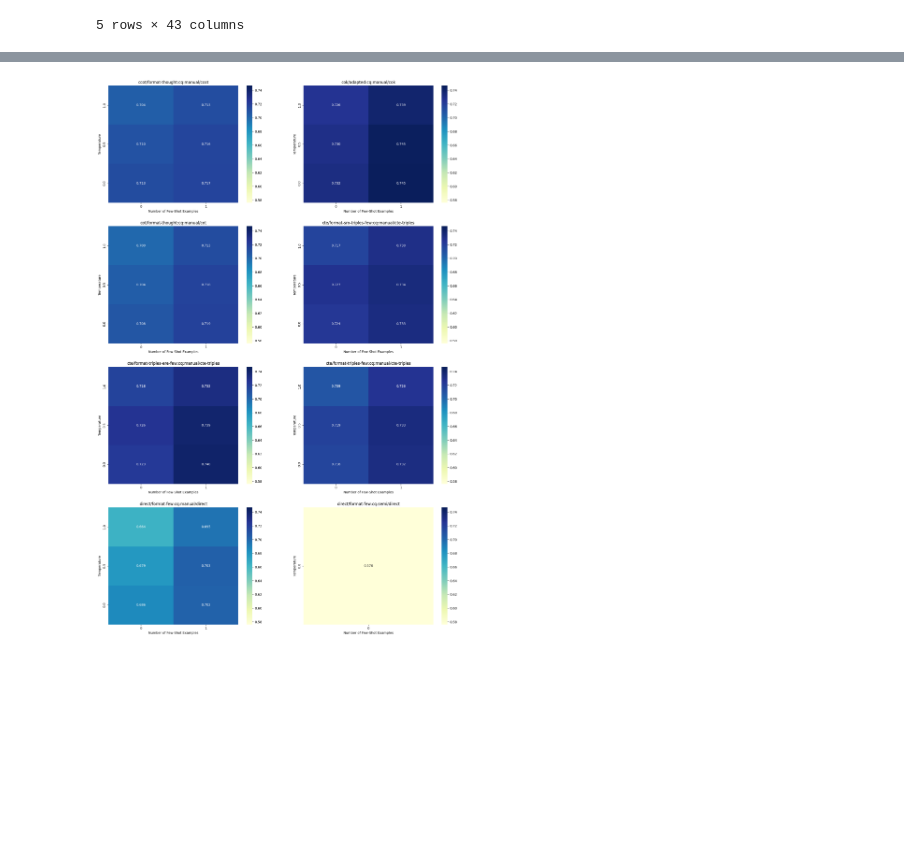
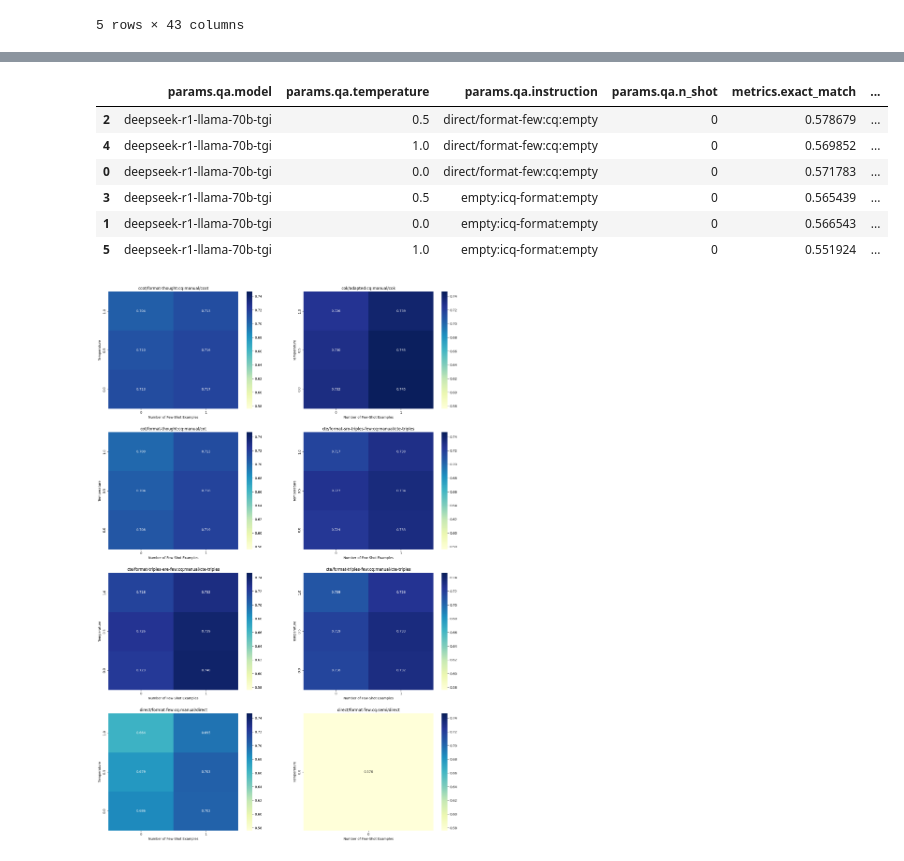
Before and after one commit to bdsaglam/pipeline-mhqa-manual, a Jupyter notebook: nbs/musique-full-manual-new/compare-technique.ipynb, the cells around one changed output, grey strips where cells are left out. Cells and saved outputs as stored; diff of their text form; code cells hidden in the pictures; blank space fills up the shorter version.

```diff
--- a/nbs/musique-full-manual-new/compare-technique.ipynb
+++ b/nbs/musique-full-manual-new/compare-technique.ipynb
@@ -68,6 +68,16 @@ best_df
 | 22 | (yolky-clay, privy-impi, bushy-zoea) | llama-3-70b-tgi | 0.0 | CCOT | ccot/format-thought:cq:manual/ccot | ... |
 | 2 | (alpha-mice, shoal-maya, cheek-yegg) | deepseek-r1-llama-70b-tgi | 0.5 | REASONING | direct/format-few:cq:empty | ... |
 | 49 | (kaput-zoea, losel-orle, godly-fish) | llama-3-70b-tgi | 0.5 | DIRECT | direct/format-few:cq:manual/direct | ... |
+# %%
+avg_df[avg_df["params.qa.model"] == "deepseek-r1-llama-70b-tgi"].sort_values("metrics.f1", ascending=False).drop(columns=['params.qa.technique', 'name'])
+# %% [output]
+|  | params.qa.model | params.qa.temperature | params.qa.instruction | params.qa.n_shot | metrics.exact_match | ... |
+| 2 | deepseek-r1-llama-70b-tgi | 0.5 | direct/format-few:cq:empty | 0 | 0.578679 | ... |
+| 4 | deepseek-r1-llama-70b-tgi | 1.0 | direct/format-few:cq:empty | 0 | 0.569852 | ... |
+| 0 | deepseek-r1-llama-70b-tgi | 0.0 | direct/format-few:cq:empty | 0 | 0.571783 | ... |
+| 3 | deepseek-r1-llama-70b-tgi | 0.5 | empty:icq-format:empty | 0 | 0.565439 | ... |
+| 1 | deepseek-r1-llama-70b-tgi | 0.0 | empty:icq-format:empty | 0 | 0.566543 | ... |
+| 5 | deepseek-r1-llama-70b-tgi | 1.0 | empty:icq-format:empty | 0 | 0.551924 | ... |
 # %%
 def plot_heatmap(df, metric_col):
     instructions = df["params.qa.instruction"].unique()
```
Also changed, not shown: 1 other file.
